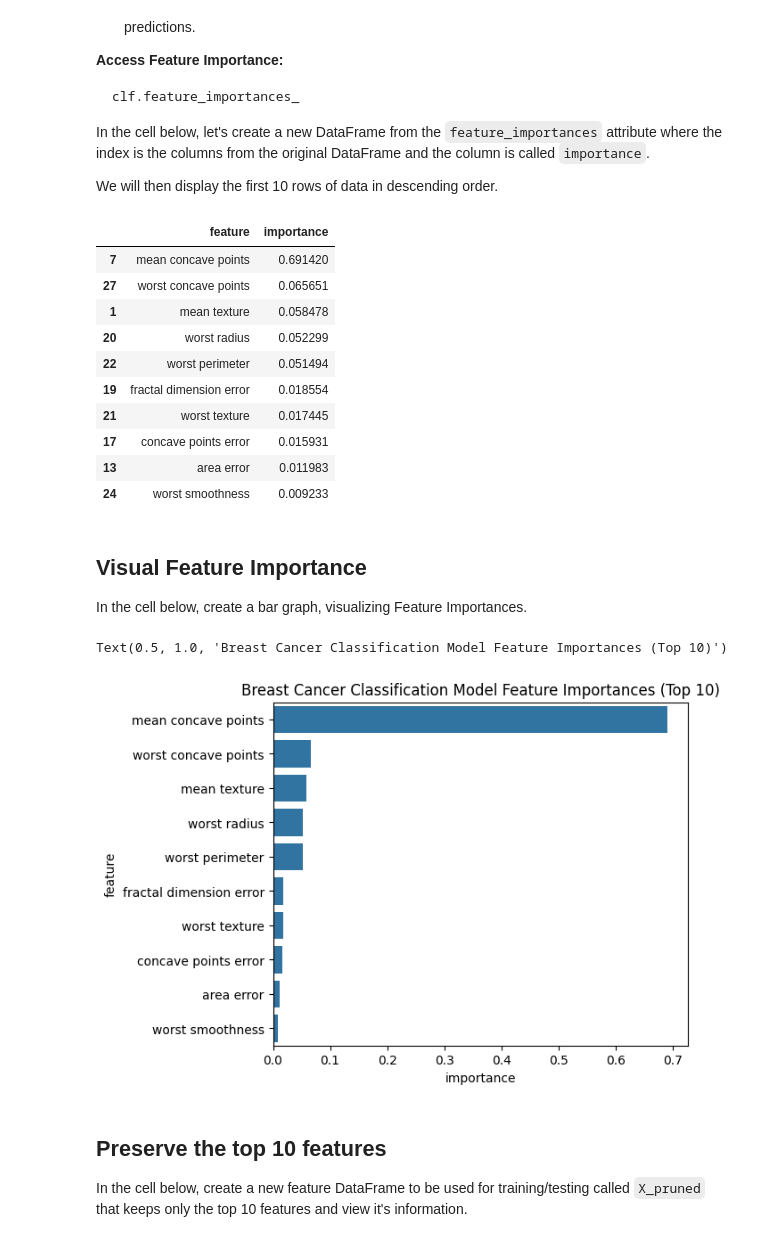
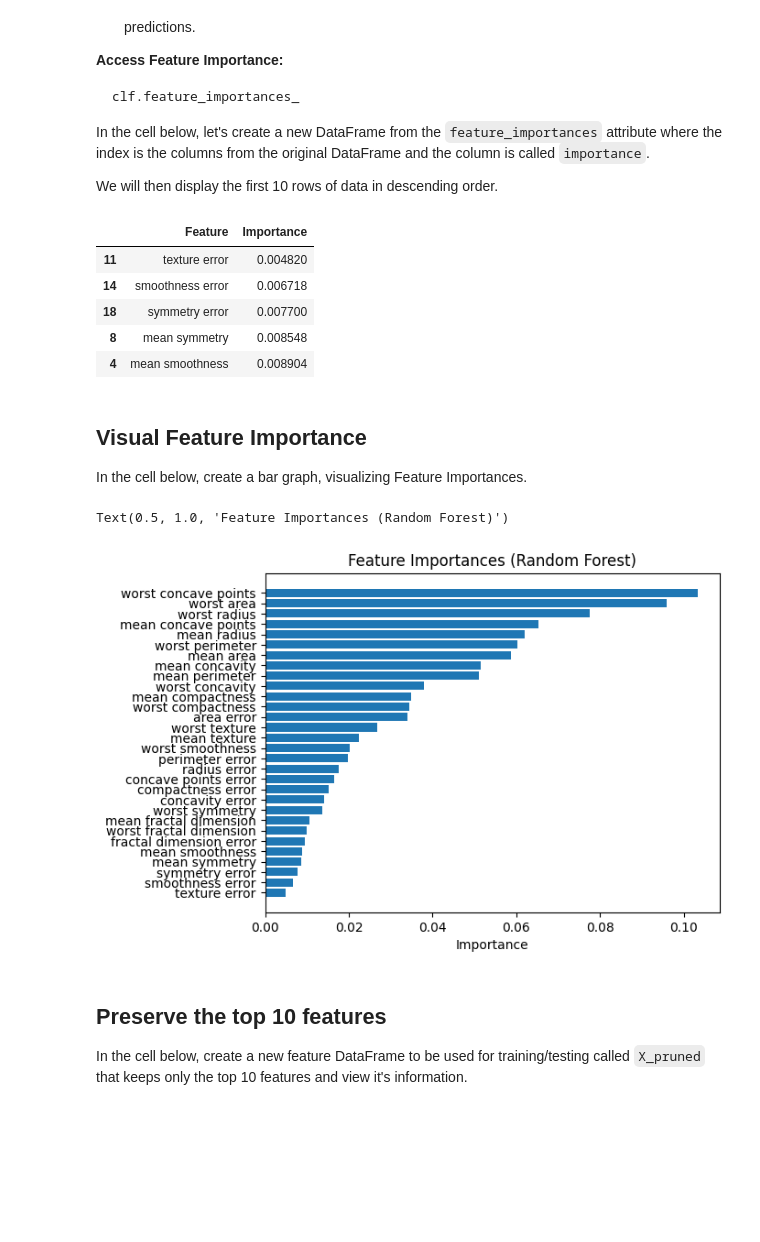
Before and after one commit to michaeltothewilson/data-with-python, a Jupyter notebook: notebooks-completed/10_machine_learning_decision_trees_breast_cancer_complete.ipynb, the cells around one changed output. Drawn from its saved outputs; the diff is of its cells as text; code cells hidden in the pictures; blank space fills up the shorter version.

````diff
--- a/notebooks-completed/10_machine_learning_decision_trees_breast_cancer_complete.ipynb
+++ b/notebooks-completed/10_machine_learning_decision_trees_breast_cancer_complete.ipynb
@@ -218,10 +234,11 @@ from sklearn.tree import DecisionTreeClassifier
 ```
 # %%
 ## Import and Build Decision Tree
-from sklearn.tree import DecisionTreeClassifier
+from sklearn.ensemble import RandomForestClassifier
 
-clf = DecisionTreeClassifier(
+model = RandomForestClassifier(
+    n_estimators=100,
+    max_features="sqrt",
+    oob_score=True,
     random_state=42
 )
-
-print("Tree Imported")
@@ -236,7 +251,5 @@ model.fit(X_training_data, y_training_data)
 ```
 # %%
 ## Train Model
-clf.fit(X_train, y_train)
-
-print("Training Complete")
+model.fit(X_train, y_train)
 # %% [output]
@@ -490,54 +457,33 @@ In the cell below, let's create a new DataFrame from the `feature_importances` a
 We will then display the first 10 rows of data in descending order.
 # %%
 ## Implement Feature Importance
-
-# Extract Importances
-importances = clf.feature_importances_
+importances = model.feature_importances_
 feature_names = X.columns
 
-# Create Dictionary
-feature_dictionary = {"feature": feature_names, "importance": importances}
+feature_df = pd.DataFrame({'Feature': feature_names, 'Importance': importances})
+feature_df = feature_df.sort_values(by='Importance', ascending=True)
 
-# Create Data Frame
-feature_data_df = pd.DataFrame(feature_dictionary)
-
-# Sort Data Frame
-feature_data_df = feature_data_df.sort_values(
-    by="importance",
-    ascending=False
-)
-
-feature_data_df.head(10)
+feature_df.head()
 # %% [output]
-|  | feature | importance |
-| 7 | mean concave points | 0.691420 |
-| 27 | worst concave points | 0.065651 |
-| 1 | mean texture | 0.058478 |
-| 20 | worst radius | 0.052299 |
-| 22 | worst perimeter | 0.051494 |
-| 19 | fractal dimension error | 0.018554 |
-| 21 | worst texture | 0.017445 |
-| 17 | concave points error | 0.015931 |
-| 13 | area error | 0.011983 |
-| 24 | worst smoothness | 0.009233 |
+|  | Feature | Importance |
+| 11 | texture error | 0.004820 |
+| 14 | smoothness error | 0.006718 |
+| 18 | symmetry error | 0.007700 |
+| 8 | mean symmetry | 0.008548 |
+| 4 | mean smoothness | 0.008904 |
 # %% [markdown]
 ## Visual Feature Importance
 
 In the cell below, create a bar graph, visualizing Feature Importances.
 # %%
 ## Visualize Feature Importance
-plt.figure(figsize=(6,5))
-
-sns.barplot(
-    data=feature_data_df.head(10),
-    x="importance",
-    y="feature",
-)
-
-plt.title("Breast Cancer Classification Model Feature Importances (Top 10)")
+# Plot
+plt.barh(feature_df['Feature'], feature_df['Importance'])
+plt.xlabel("Importance")
+plt.title("Feature Importances (Random Forest)")
 # %% [output]
-Text(0.5, 1.0, 'Breast Cancer Classification Model Feature Importances (Top 10)')
+Text(0.5, 1.0, 'Feature Importances (Random Forest)')
-[figure, old version]
+[figure, new version]
 # %% [markdown]
 ## Preserve the top 10 features
 
````
Also changed, not shown: parts of 41 cells of this notebook, 2 other files.
